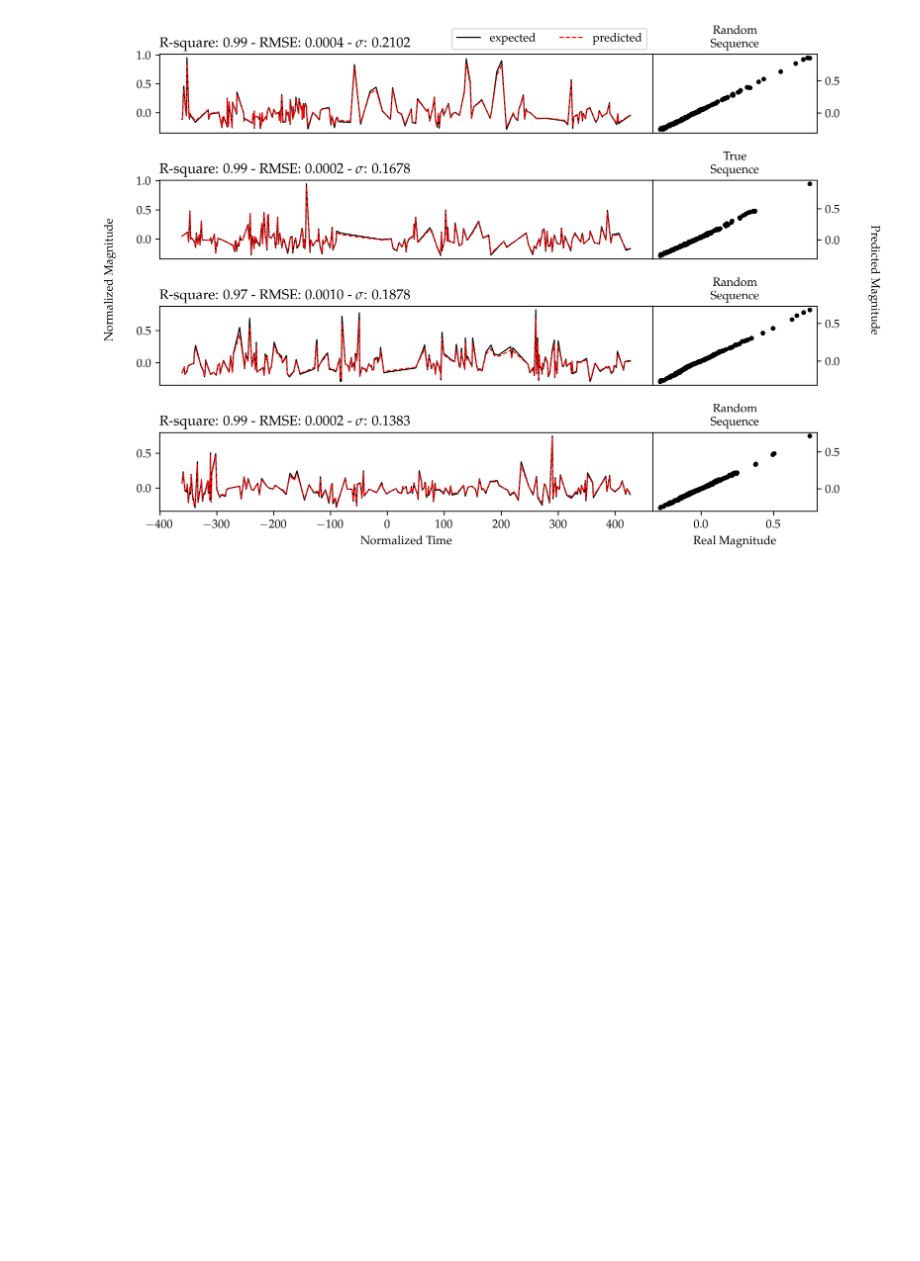
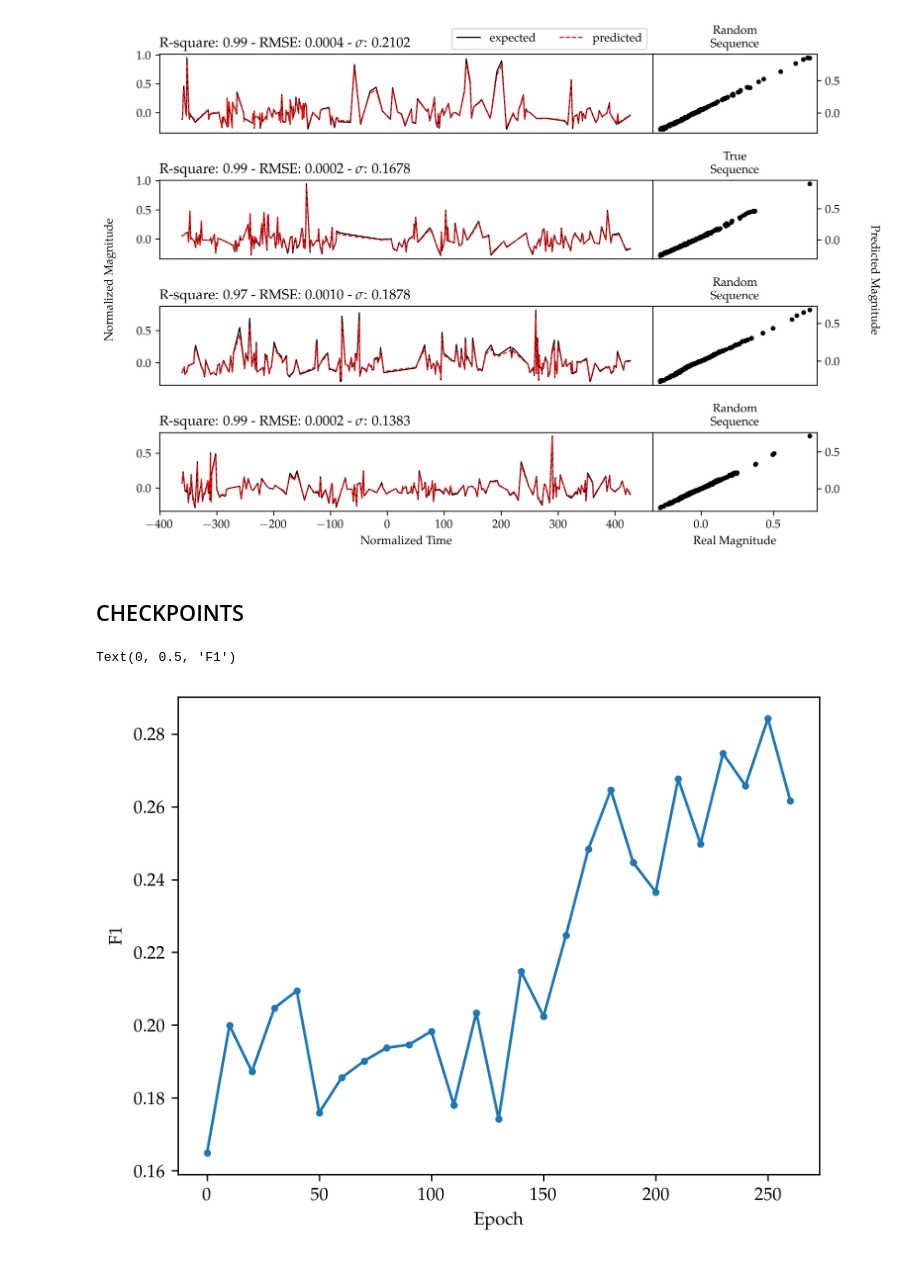
Before and after one commit to cridonoso/astromer, a Jupyter notebook: presentation/experiments/astromer_2/results.ipynb, the cells around one changed output. Drawn from its saved outputs; the diff is of its cells as text; code cells hidden in the pictures; blank space fills up the shorter version.

```diff
--- a/presentation/experiments/astromer_2/results.ipynb
+++ b/presentation/experiments/astromer_2/results.ipynb
@@ -181,3 +180,41 @@ fig.text(0.96, 0.5, 'Predicted Magnitude', va='center', rotation=-90)
 # %% [output]
 Text(0.96, 0.5, 'Predicted Magnitude')
 [figure]
+# %% [markdown]
+## CHECKPOINTS
+# %%
+root = './presentation/experiments/astromer_2/results/clean_ckpt/2023-11-08_22-13-40/pretraining/ckpts/'
+# %%
+registers = []
+for x in os.listdir(root):
+    folder = os.path.join(root, x, 'classification', 'alcock')
+    for spc in [20, 100]:
+        for fold_n in range(3):
+            try:
+                curr = os.path.join(folder, 'fold_{}'.format(fold_n), 'alcock_{}'.format(spc), 'att_mlp')
+
+                with open(os.path.join(curr, 'metrics.toml'), 'r') as f:
+                    metrics = toml.load(f)
+                epoch_ckpt = folder.split('/')[-3].split('_')[-1]
+                reg = {
+                    'epoch_ckpt': int(epoch_ckpt),
+                    'fold': int(fold_n),
+                    'spc': int(spc),
+                    'f1': float(metrics['clf_test_f1']),
+                }
+                registers.append(reg)
+            except:
+                continue
+df = pd.DataFrame(registers)
+# %%
+summary_clf_ckpt = df.groupby(['spc', 'epoch_ckpt']).mean().reset_index()
+# %%
+partial = summary_clf_ckpt[summary_clf_ckpt['spc'] == 20]
+
+plt.figure(dpi=300)
+plt.plot(partial['epoch_ckpt'], partial['f1'], marker='.')
+plt.xlabel('Epoch')
+plt.ylabel('F1')
+# %% [output]
+Text(0, 0.5, 'F1')
+[figure, added]
```
Also changed, not shown: parts of 3 cells of this notebook, 10 other files.
